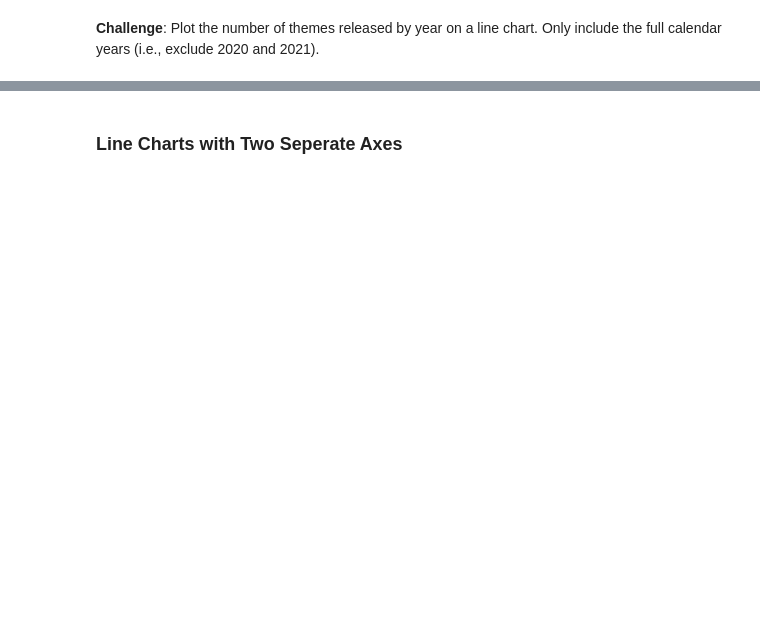
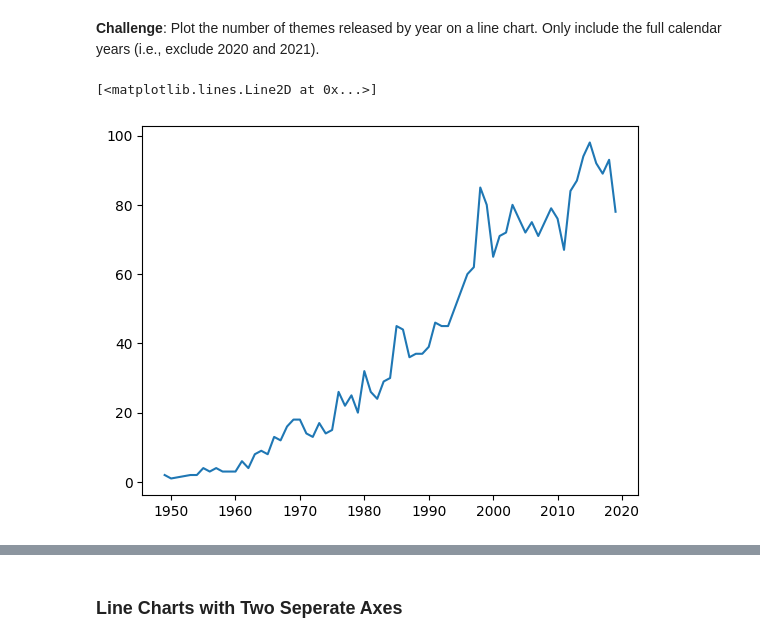
Before and after one commit to K-Musty/100-days_of_code, a Jupyter notebook: 73-day/Lego_Analysis_for_Course.ipynb, the cells around one changed output, grey strips where cells are left out. Drawn from its saved outputs; the diff is of its cells as text; code cells hidden in the pictures; blank space fills up the shorter version.

Commit message:
Day 73: Super imposing line charts using Axes

```diff
--- a/73-day/Lego_Analysis_for_Course.ipynb
+++ b/73-day/Lego_Analysis_for_Course.ipynb
@@ -223,3 +233,4 @@ Let's work out the number of different themes shipped by year. This means we hav
 # %%
-themes_by_year = sets.groupby('year').agg({'theme': pd.Series.nunique})
+themes_by_year = sets.groupby('year').agg({'theme_id': pd.Series.nunique})
+themes_by_year.head()
 # %% [output]
@@ -226,0 +244,3 @@ KeyError: "Column(s) ['theme'] do not exist"
+# %%
+themes_by_year.rename(columns={'theme_id': "nr_theme"}, inplace=True)
+themes_by_year.head()
@@ -227,2 +265,7 @@ KeyError: "Column(s) ['theme'] do not exist"
 # %% [markdown]
 **Challenge**: Plot the number of themes released by year on a line chart. Only include the full calendar years (i.e., exclude 2020 and 2021).
+# %%
+plt.plot(themes_by_year.index[:-2], themes_by_year["nr_theme"][:-2])
+# %% [output]
+[<matplotlib.lines.Line2D at 0x...>]
+[figure, added]
```
Also changed, not shown: parts of 6 cells of this notebook.
